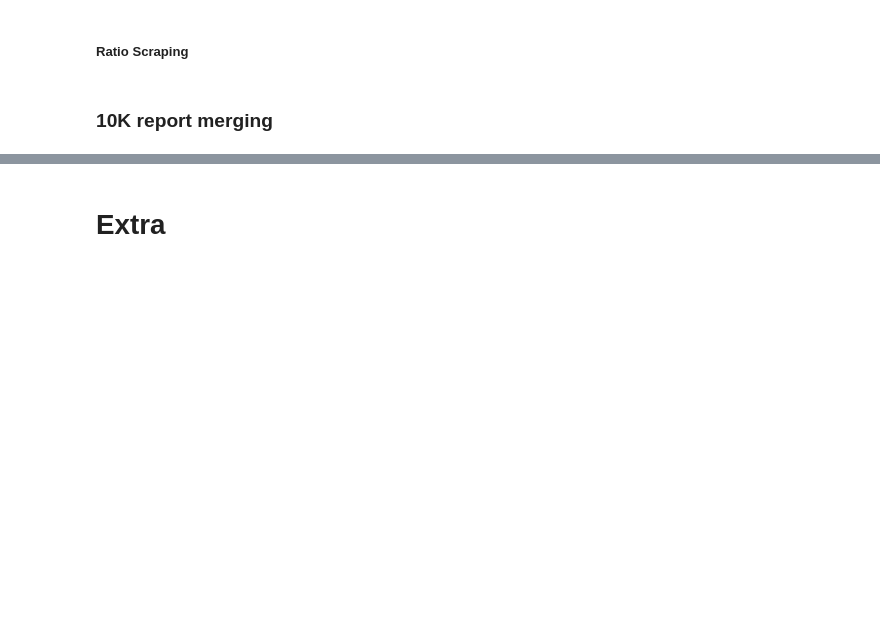
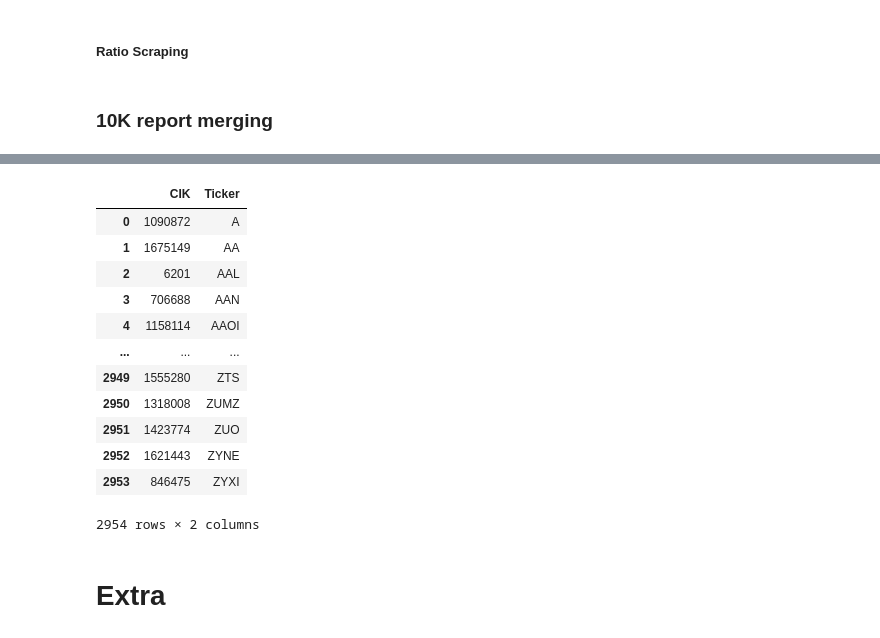
Before and after one commit to Sivalavida/Text-based-Industry-Classification, a Jupyter notebook: Scraper script.ipynb, the cells around one changed output, grey strips where cells are left out. Saved outputs shown, nothing was run; the diff lists cells and outputs as text; code cells hidden in the pictures; blank space fills up the shorter version.

```diff
--- a/Scraper script.ipynb
+++ b/Scraper script.ipynb
@@ -552,0 +646,17 @@ gics_filter_df.to_csv('data_out/ticker_to_gics.csv')
+# %%
+scrapping_ticker_ciks_df = pd.merge(ticker_to_gics_df, ticker_to_cik_df, on='Ticker', how='inner')[['CIK', 'Ticker']]
+scrapping_ticker_ciks_df
+# %% [output]
+|  | CIK | Ticker |
+| 0 | 1090872 | A |
+| 1 | 1675149 | AA |
+| 2 | 6201 | AAL |
+| 3 | 706688 | AAN |
+| 4 | 1158114 | AAOI |
+| ... | ... | ... |
+| 2949 | 1555280 | ZTS |
+| 2950 | 1318008 | ZUMZ |
+| 2951 | 1423774 | ZUO |
+| 2952 | 1621443 | ZYNE |
+| 2953 | 846475 | ZYXI |
+2954 rows × 2 columns
```
Also changed, not shown: parts of 12 cells of this notebook, 6 other files.
